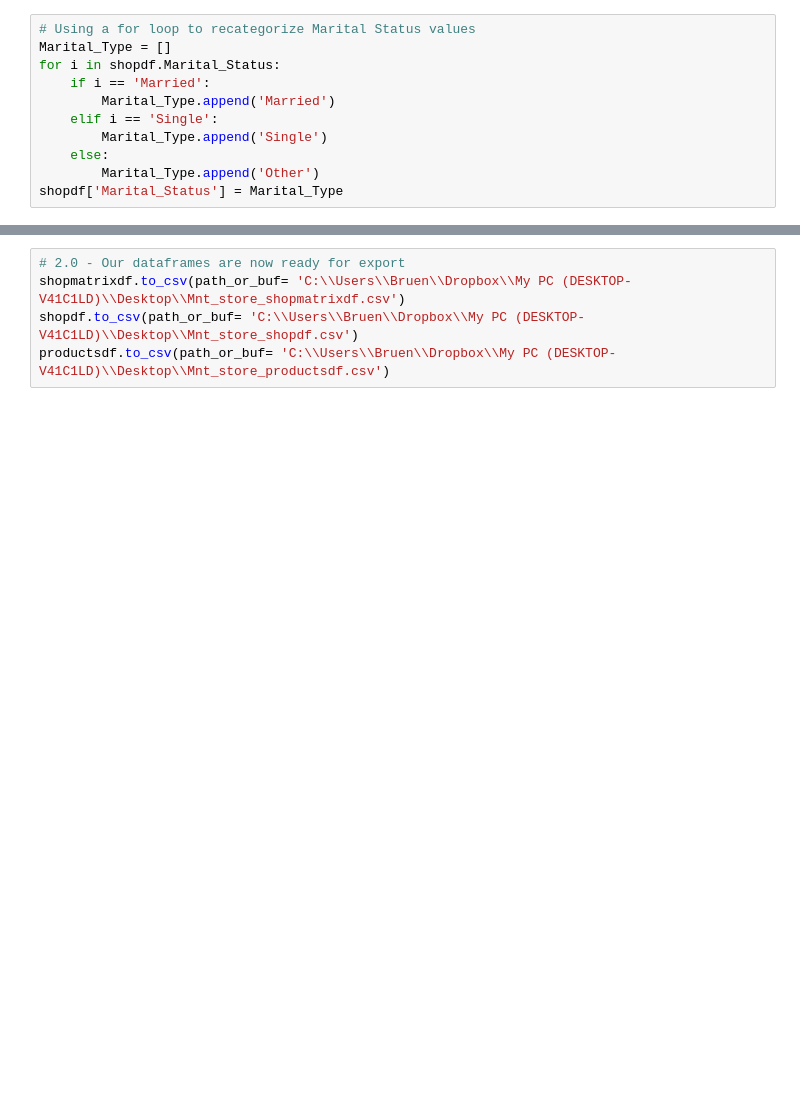
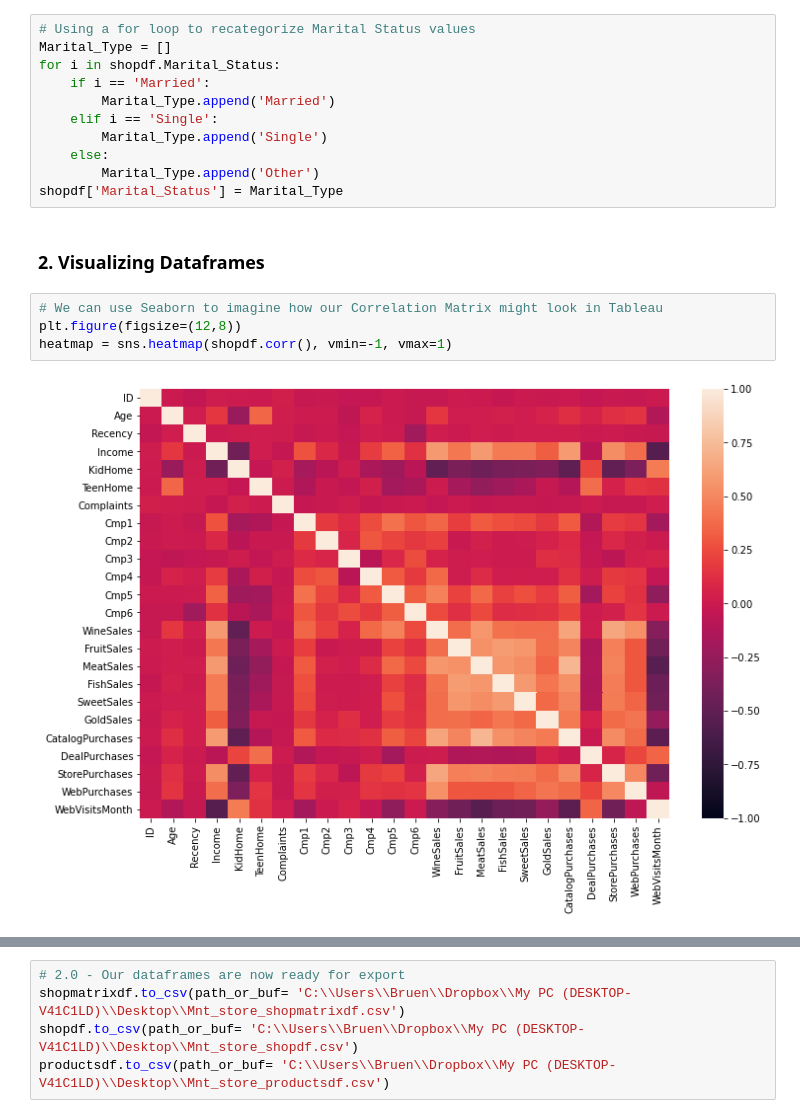
Before and after one commit to andrewbruening/Marketing-Campaign-Correlation-Matrix, a Jupyter notebook: XYZ Campaign Correlation Matrix.ipynb, the cells around one changed output, grey strips where cells are left out. Cells and saved outputs as stored; diff of their text form; blank space fills up the shorter version.

Commit message:
Seaborn Update

```diff
--- a/XYZ Campaign Correlation Matrix.ipynb
+++ b/XYZ Campaign Correlation Matrix.ipynb
@@ -172,3 +175,11 @@ for i in shopdf.Marital_Status:
     else:
         Marital_Type.append('Other')
 shopdf['Marital_Status'] = Marital_Type
+# %% [markdown]
+### 2. Visualizing Dataframes
+# %%
+# We can use Seaborn to imagine how our Correlation Matrix might look in Tableau
+plt.figure(figsize=(12,8))
+heatmap = sns.heatmap(shopdf.corr(), vmin=-1, vmax=1)
+# %% [output]
+[figure, added]
```
Also changed, not shown: parts of 6 cells of this notebook.
